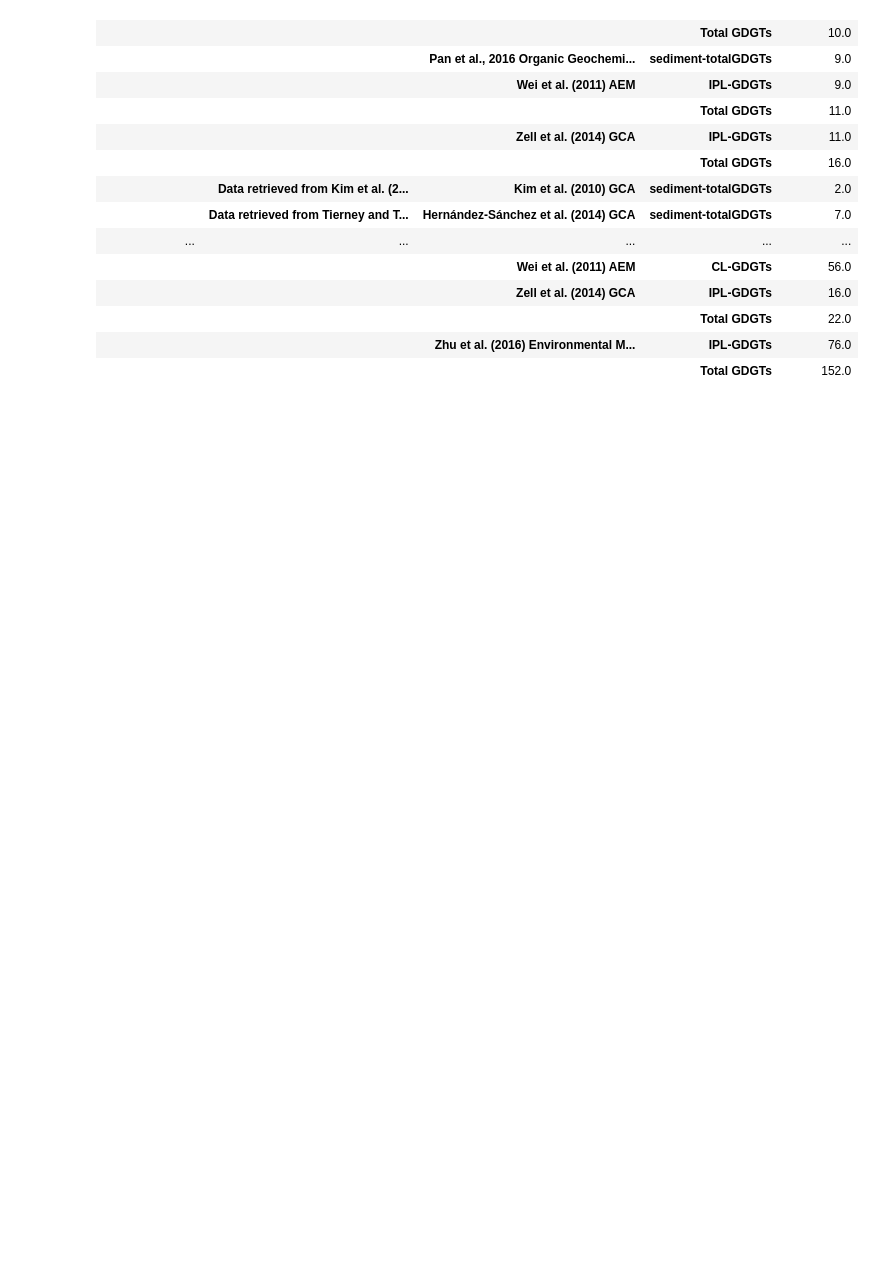
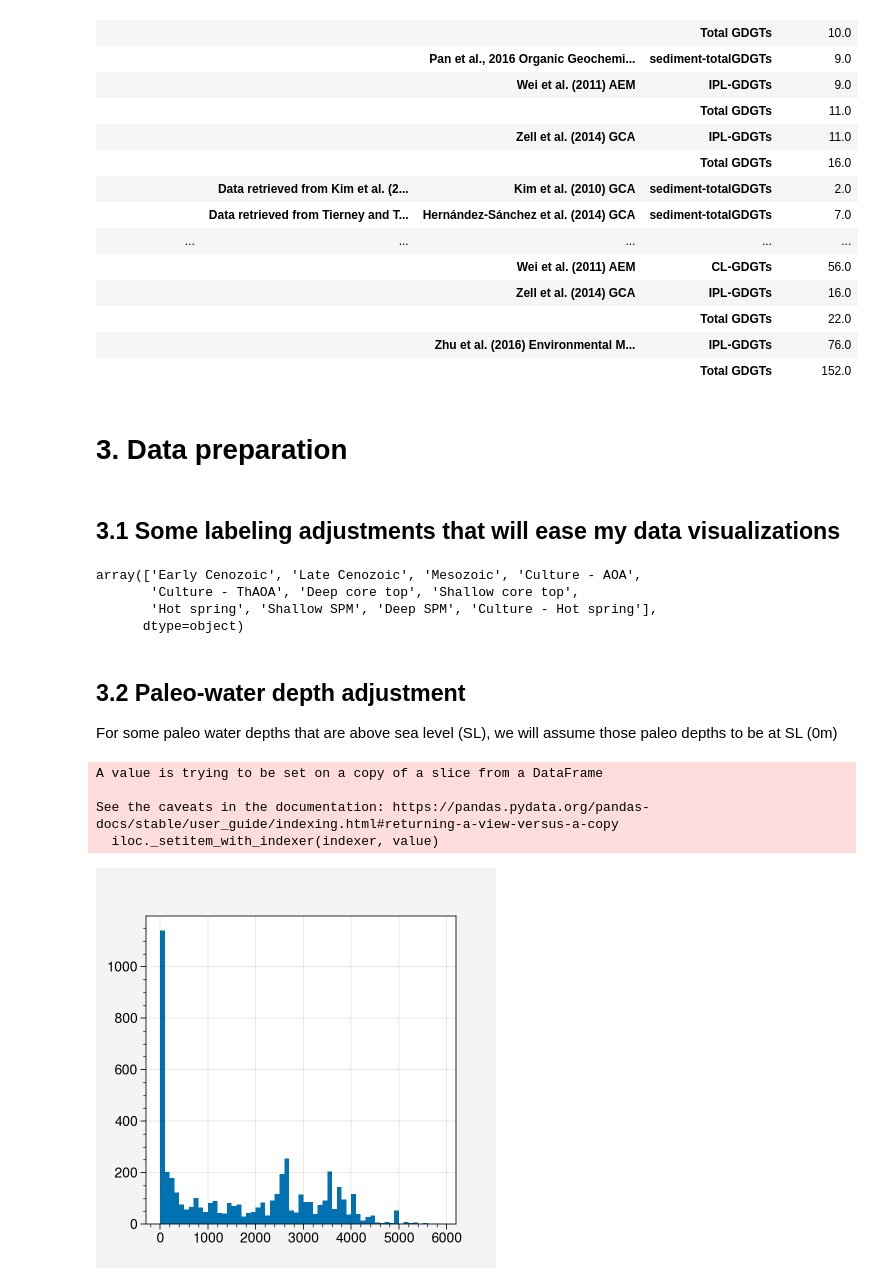
Before and after one commit to PaleoLipidRR/marine-AOA-GDGT-distribution, a Jupyter notebook: PNAS_pythonCodeS2_BeyondTEX86_Analytics_Visualizations_RR.ipynb, the cells around one changed output. Saved outputs shown, nothing was run; the diff lists cells and outputs as text; code cells hidden in the pictures; blank space fills up the shorter version.

```diff
--- a/PNAS_pythonCodeS2_BeyondTEX86_Analytics_Visualizations_RR.ipynb
+++ b/PNAS_pythonCodeS2_BeyondTEX86_Analytics_Visualizations_RR.ipynb
@@ -224,3 +202,54 @@ table
 |  |  |  | Total GDGTs | 22.0 |
 |  |  | Zhu et al. (2016) Environmental M... | IPL-GDGTs | 76.0 |
 |  |  |  | Total GDGTs | 152.0 |
+# %% [markdown]
+# 3. Data preparation
+# %% [markdown]
+## **3.1 Some labeling adjustments that will ease my data visualizations**
+# %%
+new_dataType = []
+
+for i in range(df.shape[0]):
+    if df.dataType_level1.iloc[i] == 'Core top':
+        if df.oceanLayer_class.iloc[i] == 'Surface ocean':
+            new_dataType.append('Shallow core top')
+        elif df.oceanLayer_class.iloc[i] == 'Deep ocean':
+            new_dataType.append('Deep core top')
+        else:
+            new_dataType.append(df.DataType.iloc[i])
+    elif df.dataType_level1.iloc[i] == 'Water-column SPM':
+        if df.oceanLayer_class.iloc[i] == 'Surface ocean':
+            new_dataType.append('Shallow SPM')
+        elif df.oceanLayer_class.iloc[i] == 'Deep ocean':
+            new_dataType.append('Deep SPM')
+        else:
+            new_dataType.append(df.dataType_level1.iloc[i])
+    else:
+        new_dataType.append(df.dataType_level1.iloc[i])
+
+df['dataType_level3'] = new_dataType
+df.dataType_level3.unique()
+# %% [output]
+array(['Early Cenozoic', 'Late Cenozoic', 'Mesozoic', 'Culture - AOA',
+       'Culture - ThAOA', 'Deep core top', 'Shallow core top',
+       'Hot spring', 'Shallow SPM', 'Deep SPM', 'Culture - Hot spring'],
+      dtype=object)
+# %% [markdown]
+## **3.2 Paleo-water depth adjustment**
+
+For some paleo water depths that are above sea level (SL), we will assume those paleo depths to be at SL (0m)
+# %%
+for i in range(len(df.paleoWaterDepth)):
+    if df.paleoWaterDepth.iloc[i] <= 0:
+        df.paleoWaterDepth.iloc[i] = 0
+    else:
+        continue
+
+df.paleoWaterDepth.hist(bins=np.arange(0,6000,100))
+plt.show()
+# %% [output]
+A value is trying to be set on a copy of a slice from a DataFrame
+
+See the caveats in the documentation: https://pandas.pydata.org/pandas-docs/stable/user_guide/indexing.html#returning-a-view-versus-a-copy
+  iloc._setitem_with_indexer(indexer, value)
+[figure, added]
```
Also changed, not shown: parts of 11 cells of this notebook.
